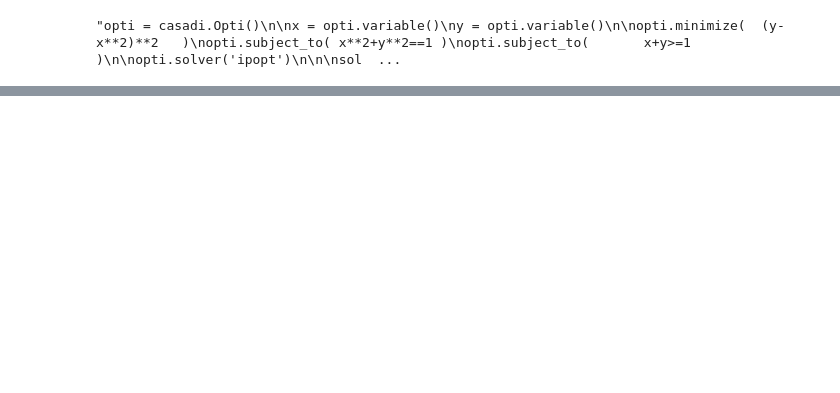
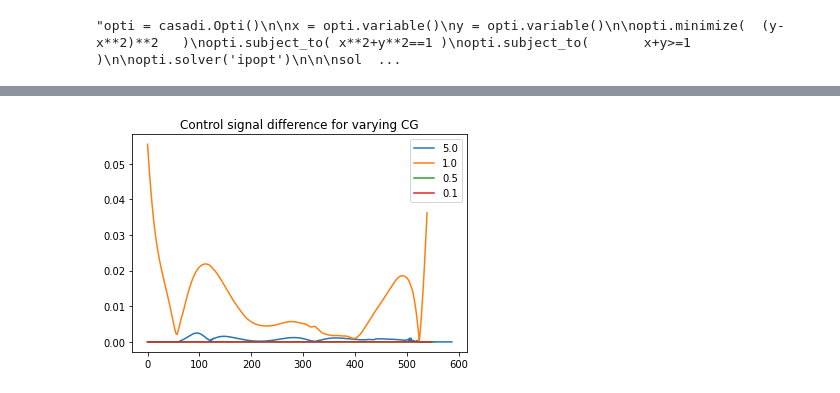
Before and after one commit to elsoroka/AutonomousCarMPC, a Jupyter notebook: Casadi opti stack MPC.ipynb, the cells around one changed output, grey strips where cells are left out. Cells and saved outputs as stored; diff of their text form; code cells hidden in the pictures; blank space fills up the shorter version.

```diff
--- a/Casadi opti stack MPC.ipynb
+++ b/Casadi opti stack MPC.ipynb
@@ -45,17 +45,20 @@ import matplotlib        as mpl
 
 # Local dependencies
 from roadrunner_2        import Roadrunner, Segment, OutOfRoadPointsException
+from KinematicModel import KinematicBicycle
+
+model = KinematicBicycle("base_vehicle_model.json")
 
 N = 30
-step=0.075
+step=0.05
 
 # system size
 n = 4
 m = 2
 
 # the 2 vehicle parameters!
-lr = 2.10
-lf = 2.67
+model.lr -= 0.5
+model.lf += 0.5
 # %%
 from road                import iso_double_lane_change as test_road
 test_road_width = 5.0*np.ones(np.size(test_road)//2)
@@ -251,0 +282,18 @@ plt.show()
+# %%
+diff0 = np.sqrt(np.square(u_history_5[:np.size(u_history_5_back_cg)//2,0]-u_history_5_back_cg[:,0]) +
+                np.square(u_history_5[:np.size(u_history_5_back_cg)//2,1]-u_history_5_back_cg[:,1]))
+plt.plot(diff0, label="5.0")
+diff1 = np.sqrt(np.square(u_history_1[:np.size(u_history_1_back_cg)//2,0]-u_history_1_back_cg[:,0]) +
+                np.square(u_history_1[:np.size(u_history_1_back_cg)//2,1]-u_history_1_back_cg[:,1]))
+plt.plot(diff1, label="1.0")
+diff2 = np.sqrt(np.square(u_history_05[:np.size(u_history_05_back_cg)//2,0]-u_history_05_back_cg[:,0]) +
+                np.square(u_history_05[:np.size(u_history_05_back_cg)//2,1]-u_history_05_back_cg[:,1]))
+plt.plot(diff2, label="0.5")
+diff3 = np.sqrt(np.square(u_history_01[:np.size(u_history_01_back_cg)//2,0]-u_history_01_back_cg[:,0]) +
+                np.square(u_history_01[:np.size(u_history_01_back_cg)//2,1]-u_history_01_back_cg[:,1]))
+plt.plot(diff3, label="0.1")
+plt.legend()
+plt.title("Control signal difference for varying CG")
+plt.show()
+# %% [output]
+[figure, added]
```
Also changed, not shown: parts of 9 cells of this notebook, 1 other file.
